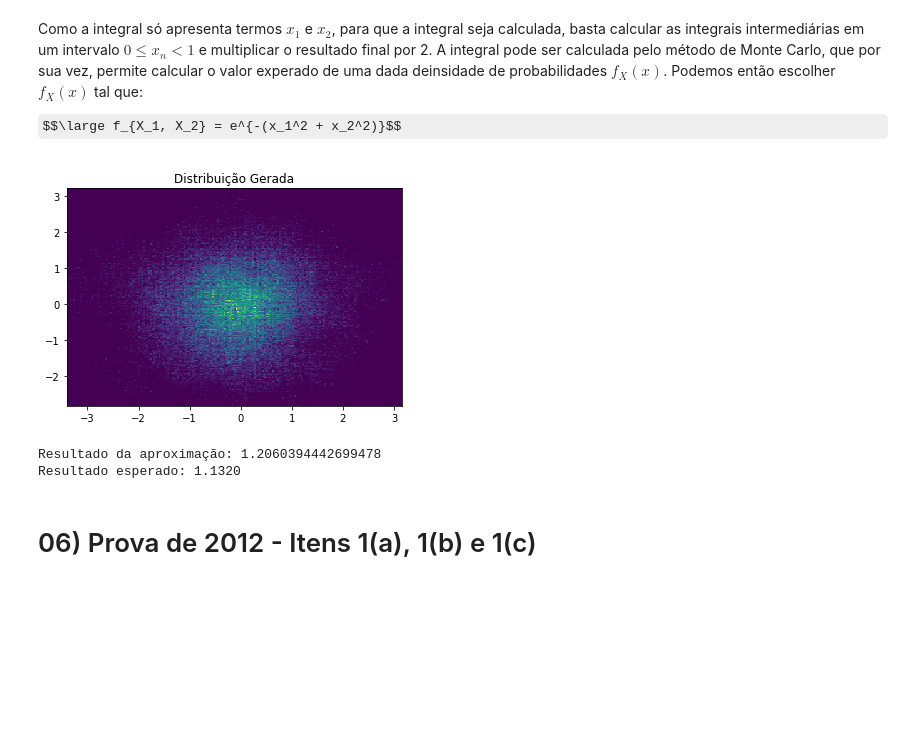
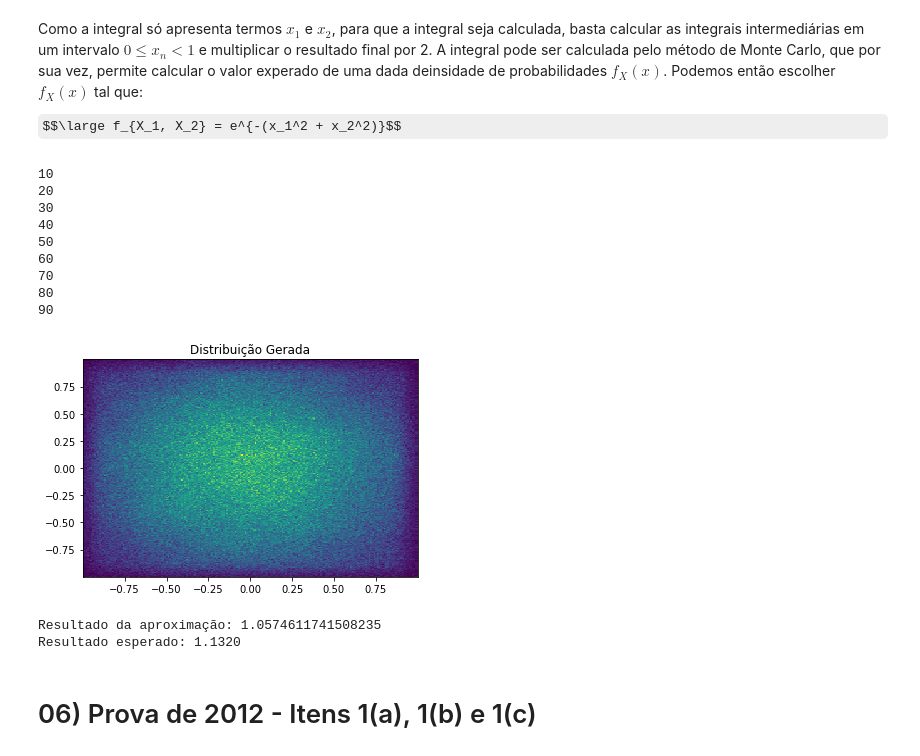
Before and after one commit to VRavaglia/Otimizacao-Natural, a Jupyter notebook: Lista1/Lista1.ipynb, the cells around one changed output. Saved outputs shown, nothing was run; the diff lists cells and outputs as text; code cells hidden in the pictures; some formulas as TeX source; blank space fills up the shorter version.

```diff
--- a/Lista1/Lista1.ipynb
+++ b/Lista1/Lista1.ipynb
@@ -171,7 +171,7 @@ for n in range(1, int(N)):
     if r < q:
         x = xhat
 
-    if n > N*0.9:
+    if n > N*0.1:
         xs.append(x)
 
 plt.hist(xs, np.arange(-1, 1, 0.05), density=True)
@@ -207,36 +207,37 @@ A seguir, o algorítimo de Metropolis em questão que gera uma densidade de prob
 import random
 import math
 import matplotlib.pyplot as plt
+import numpy as np
 
-x = 0
+x = random.uniform(0, 1)
 xs = []
 N = 1e5
-eps = 100
+eps = 0.05
 k = 1
 T = 1
 
 def fX(x):
-    return x**2
+    return max(0, 1- abs(x))
 
 def J(x):
+    if (fX(x) == 0):
+        return np.inf
     return -T*np.log(fX(x))
 
 for n in range(1, int(N)):
     xhat = x + eps*(random.randint(0, 1)*2 -1)
 
     dJ = J(xhat) - J(x)
-    q = math.exp(-dJ/(k*T))
+    q = np.exp(-dJ/(k*T))
     r = random.uniform(0, 1)
 
     if r < q:
         x = xhat
 
-    if n > N*0.9:
+    if n > N*0.1:
         xs.append(x)
 
-plt.hist(xs,bins=30, density=True)
-X = np.linspace(0, 10, num=50)
-#plt.plot(X, fX(X))
+plt.hist(xs,bins=40, density=True)
 plt.title("Distribuição Gerada")
 plt.show()
 # %% [output]
@@ -253,59 +254,83 @@ import math
 import numpy as np
 import matplotlib.pyplot as plt
 
-x = [0, 0]
+x = [random.uniform(0, 1), random.uniform(0, 1)]
 xhat = [0, 0]
 Fhat = 0
 correcao = 0
-N = 1e6
+N = 1e7
 M = int(0.1*N) + 1
 xs1 = np.zeros([M, 1])
 xs2 = np.zeros([M, 1])
-e = 0.3
+e = 0.1
 T = 1
+Jx = 0
+Jxhat = 0
+k = 0
 
 j = 0
 
 # Metropolis
 
 def J(x):
     return x[0]**2 + x[1]**2
 
 for n in range(0, int(N)):
-    i = random.randint(0, 1)
-    xhat[i] = x[i] + e*random.uniform(-1, 1)
+    for i in range(0, 2):
+        incremento = e*random.uniform(-1, 1)
+        xhat[i] = x[i] + incremento
 
-    dJ = J(xhat) - J(x)
+        if xhat[i] > 1 or xhat[i] < -1:
+            xhat[i] -= 2*incremento
+    Jxhat = J(xhat)
+
+    dJ = Jxhat - Jx
 
     q = np.exp(-dJ/(T))
     r = random.uniform(0, 1)
 
     if r < q:
         x = list(xhat)
+        Jx = Jxhat
 
+    j += 1
+    if(j > N/10):
+        j = 0
+        k+=1
+        print(k*10)
 
     if n > (N - M):
         xs1[j] = x[0]
         xs2[j] = x[1]
-        j += 1
 
-        correcao += np.exp(-J(x)/T)
-
-
-Fhat = (sum(xs1[(xs1**2 < 1) * (xs2**2 < 1)]**2) + sum(xs2[(xs1**2 < 1) * (xs2**2 < 1)]**2))/M
+        Fhat += Jx
+        correcao += np.exp(-J([np.random.uniform(-1,1),np.random.uniform(-1,1)]))
 
 plt.hist2d(np.asarray(xs1)[:,0], np.asarray(xs2)[:,0], bins = 200)
 plt.title("Distribuição Gerada")
 plt.show()
 
-y = 4*Fhat
+correcao = correcao/M
+
+Fhat = Fhat/M
+
+y = 4*Fhat*correcao
 
 print("Resultado da aproximação: " + str(y))
 print("Resultado esperado: 1.1320")
 # %% [output]
+10
+20
+30
+40
+50
+60
+70
+80
+90
-[figure, old version]
+[figure, new version]
-Resultado da aproximação: 1.2060394442699478
-Resultado esperado: 1.1320
+Resultado da aproximação: 1.0574611741508235
+Resultado esperado: 1.1320
 # %% [markdown]
 # 06) Prova de 2012 - Itens 1(a), 1(b) e 1(c)
 # %% [markdown]
```
Also changed, not shown: parts of 19 cells of this notebook, 2 other files.
